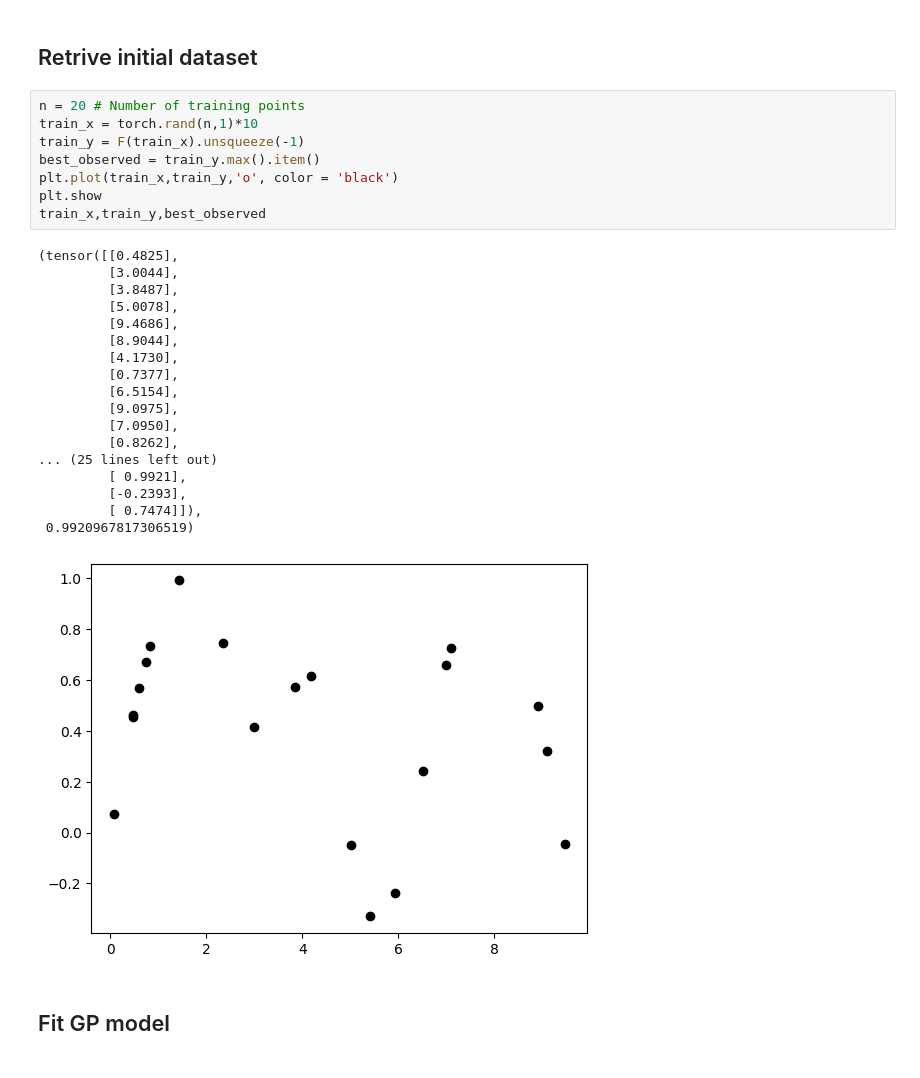
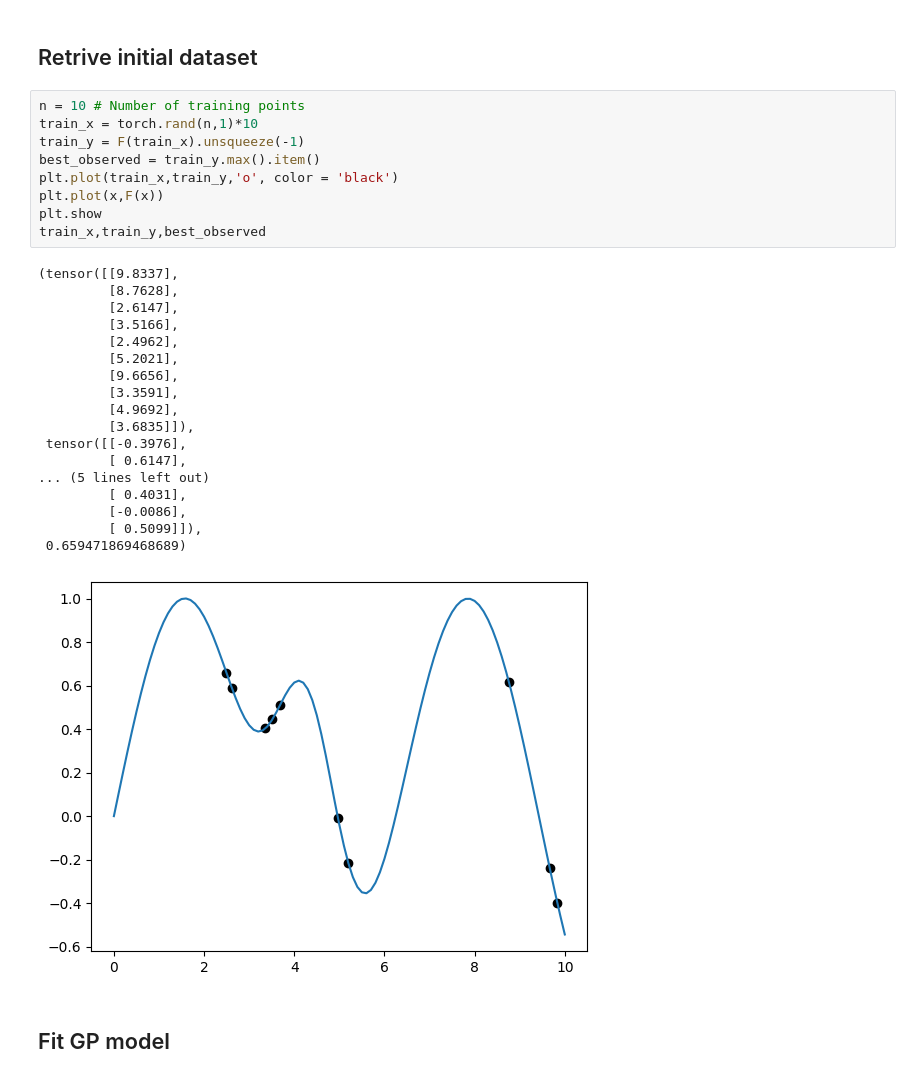
Before and after one commit to YimengJin/Thesis_Yimeng, a Jupyter notebook: Model Test.ipynb, the cells around one changed output. Cells and saved outputs as stored; diff of their text form.

```diff
--- a/Model Test.ipynb
+++ b/Model Test.ipynb
@@ -38,32 +38,33 @@ plt.show()
 # %% [markdown]
 ## Retrive initial dataset
 # %%
-n = 20 # Number of training points
+n = 10 # Number of training points
 train_x = torch.rand(n,1)*10
 train_y = F(train_x).unsqueeze(-1)
 best_observed = train_y.max().item()
 plt.plot(train_x,train_y,'o', color = 'black')
+plt.plot(x,F(x))
 plt.show
 train_x,train_y,best_observed
 # %% [output]
-(tensor([[0.4825],
-         [3.0044],
-         [3.8487],
-         [5.0078],
-         [9.4686],
-         [8.9044],
-         [4.1730],
-         [0.7377],
-         [6.5154],
-         [9.0975],
-         [7.0950],
-         [0.8262],
-... (25 lines left out)
-         [ 0.9921],
-         [-0.2393],
-         [ 0.7474]]),
- 0.9920967817306519)
+(tensor([[9.8337],
+         [8.7628],
+         [2.6147],
+         [3.5166],
+         [2.4962],
+         [5.2021],
+         [9.6656],
+         [3.3591],
+         [4.9692],
+         [3.6835]]),
+ tensor([[-0.3976],
+         [ 0.6147],
+... (5 lines left out)
+         [ 0.4031],
+         [-0.0086],
+         [ 0.5099]]),
+ 0.659471869468689)
-[figure, old version]
+[figure, new version]
 # %% [markdown]
 ## Fit GP model
 # %%
```
Also changed, not shown: parts of 11 cells of this notebook.
